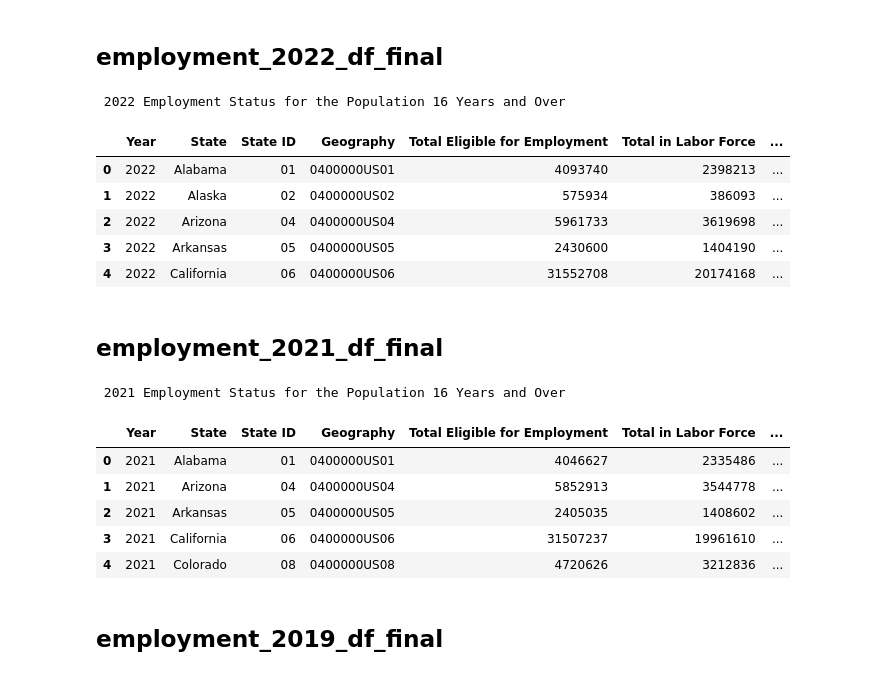
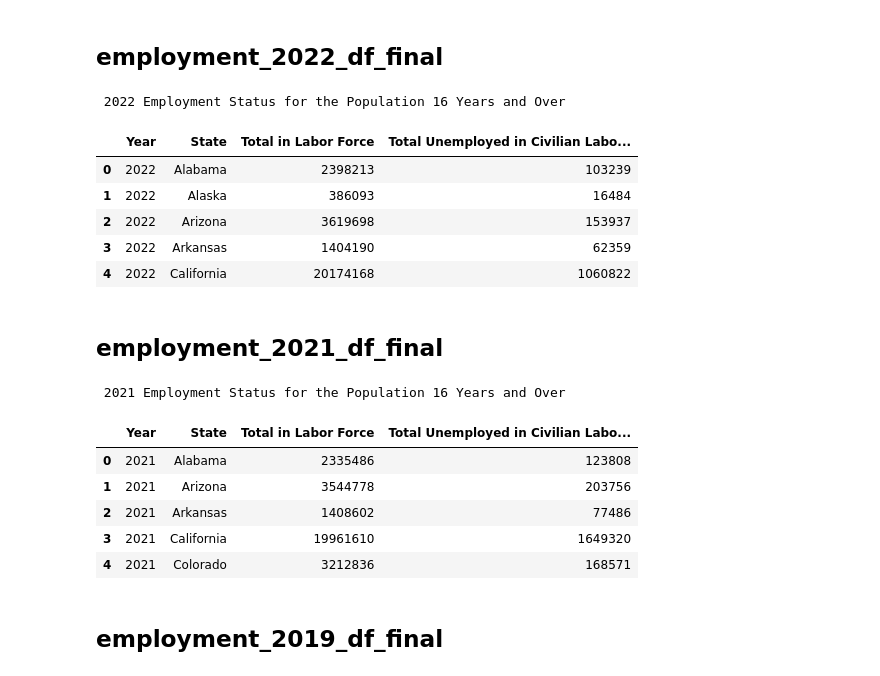
Before and after one commit to kikichan1/Project-1, a Jupyter notebook: Employment_Notebook.ipynb, the cells around one changed output. Saved outputs shown, nothing was run; the diff lists cells and outputs as text; code cells hidden in the pictures.

```diff
--- a/Employment_Notebook.ipynb
+++ b/Employment_Notebook.ipynb
@@ -41,57 +31,41 @@ print(f'2017 Employment Census Status URL: {employment_2017_url}\n')
 # %%
 # json get request
 employment_2022_json = requests.get(employment_2022_url).json()
 
 # create employment dataframe
 employment_2022_df = pd.DataFrame(requests.get(employment_2022_url).json()[1:], columns=requests.get(employment_2022_url).json()[0])
 
 # rename group code columns with descriptions
 employment_2022_df_cleaned = employment_2022_df.rename(columns={
-    'B23025_001E': 'Total Eligible for Employment',
     'B23025_002E': 'Total in Labor Force',
-    'B23025_003E': 'Total in Civilian Labor Force',
-    'B23025_004E': 'Total Employed in Civilian Labor Force',
     'B23025_005E': 'Total Unemployed in Civilian Labor Force',
-    'B23025_006E': 'Total in Armed Labor Force',
-    'B23025_007E': 'Total Not in Labor Force',
-    'GEO_ID': 'Geography',
-    'NAME': 'State',
-    'state': 'State ID'
+    'NAME': 'State'
 })
 
 # add year column
 employment_2022_df_cleaned['Year'] = 2022
 
 # extract specific columns for final dataframe
 employment_2022_df_final = employment_2022_df_cleaned[[
     'Year',
     'State',
-    'State ID',
-    'Geography',
-    'Total Eligible for Employment',
     'Total in Labor Force',
-    'Total Not in Labor Force',
-    'Total in Civilian Labor Force',
-    'Total Employed in Civilian Labor Force',
-    'Total Unemployed in Civilian Labor Force',
-    'Total in Armed Labor Force',
+    'Total Unemployed in Civilian Labor Force'
 ]]
-
-
 # remove duplicate NAME columns
 employment_2022_df_final = employment_2022_df_final.loc[:, ~employment_2022_df_final.columns.duplicated()]
 
 # table output
 print('\n 2022 Employment Status for the Population 16 Years and Over\n')
 employment_2022_df_final.head()
 # %% [output]
  2022 Employment Status for the Population 16 Years and Over
-|  | Year | State | State ID | Geography | Total Eligible for Employment | Total in Labor Force | ... |
-| 0 | 2022 | Alabama | 01 | 0400000US01 | 4093740 | 2398213 | ... |
-| 1 | 2022 | Alaska | 02 | 0400000US02 | 575934 | 386093 | ... |
-| 2 | 2022 | Arizona | 04 | 0400000US04 | 5961733 | 3619698 | ... |
-| 3 | 2022 | Arkansas | 05 | 0400000US05 | 2430600 | 1404190 | ... |
-| 4 | 2022 | California | 06 | 0400000US06 | 31552708 | 20174168 | ... |
+|  | Year | State | Total in Labor Force | Total Unemployed in Civilian Labo... |
+| 0 | 2022 | Alabama | 2398213 | 103239 |
+| 1 | 2022 | Alaska | 386093 | 16484 |
+| 2 | 2022 | Arizona | 3619698 | 153937 |
+| 3 | 2022 | Arkansas | 1404190 | 62359 |
+| 4 | 2022 | California | 20174168 | 1060822 |
 # %% [markdown]
 ## employment_2021_df_final
 # %%
@@ -103,16 +77,9 @@ employment_2021_df = pd.DataFrame(requests.get(employment_2021_url).json()[1:],
 
 # rename group code columns with descriptions
 employment_2021_df_cleaned = employment_2021_df.rename(columns={
-    'B23025_001E': 'Total Eligible for Employment',
     'B23025_002E': 'Total in Labor Force',
-    'B23025_003E': 'Total in Civilian Labor Force',
-    'B23025_004E': 'Total Employed in Civilian Labor Force',
     'B23025_005E': 'Total Unemployed in Civilian Labor Force',
-    'B23025_006E': 'Total in Armed Labor Force',
-    'B23025_007E': 'Total Not in Labor Force',
-    'GEO_ID': 'Geography',
-    'NAME': 'State',
-    'state': 'State ID'
+    'NAME': 'State'
 })
 
 # add year column
@@ -122,17 +89,9 @@ employment_2021_df_cleaned['Year'] = 2021
 employment_2021_df_final = employment_2021_df_cleaned[[
     'Year',
     'State',
-    'State ID',
-    'Geography',
-    'Total Eligible for Employment',
     'Total in Labor Force',
-    'Total Not in Labor Force',
-    'Total in Civilian Labor Force',
-    'Total Employed in Civilian Labor Force',
-    'Total Unemployed in Civilian Labor Force',
-    'Total in Armed Labor Force',
+    'Total Unemployed in Civilian Labor Force'
 ]]
-
 
 # remove duplicate NAME columns
 employment_2021_df_final = employment_2021_df_final.loc[:, ~employment_2021_df_final.columns.duplicated()]
@@ -142,12 +101,12 @@ print('\n 2021 Employment Status for the Population 16 Years and Over\n')
 employment_2021_df_final.head()
 # %% [output]
  2021 Employment Status for the Population 16 Years and Over
-|  | Year | State | State ID | Geography | Total Eligible for Employment | Total in Labor Force | ... |
-| 0 | 2021 | Alabama | 01 | 0400000US01 | 4046627 | 2335486 | ... |
-| 1 | 2021 | Arizona | 04 | 0400000US04 | 5852913 | 3544778 | ... |
-| 2 | 2021 | Arkansas | 05 | 0400000US05 | 2405035 | 1408602 | ... |
-| 3 | 2021 | California | 06 | 0400000US06 | 31507237 | 19961610 | ... |
-| 4 | 2021 | Colorado | 08 | 0400000US08 | 4720626 | 3212836 | ... |
+|  | Year | State | Total in Labor Force | Total Unemployed in Civilian Labo... |
+| 0 | 2021 | Alabama | 2335486 | 123808 |
+| 1 | 2021 | Arizona | 3544778 | 203756 |
+| 2 | 2021 | Arkansas | 1408602 | 77486 |
+| 3 | 2021 | California | 19961610 | 1649320 |
+| 4 | 2021 | Colorado | 3212836 | 168571 |
 # %% [markdown]
 ## employment_2019_df_final
 # %%
```
Also changed, not shown: parts of 20 cells of this notebook, 7 other files.
